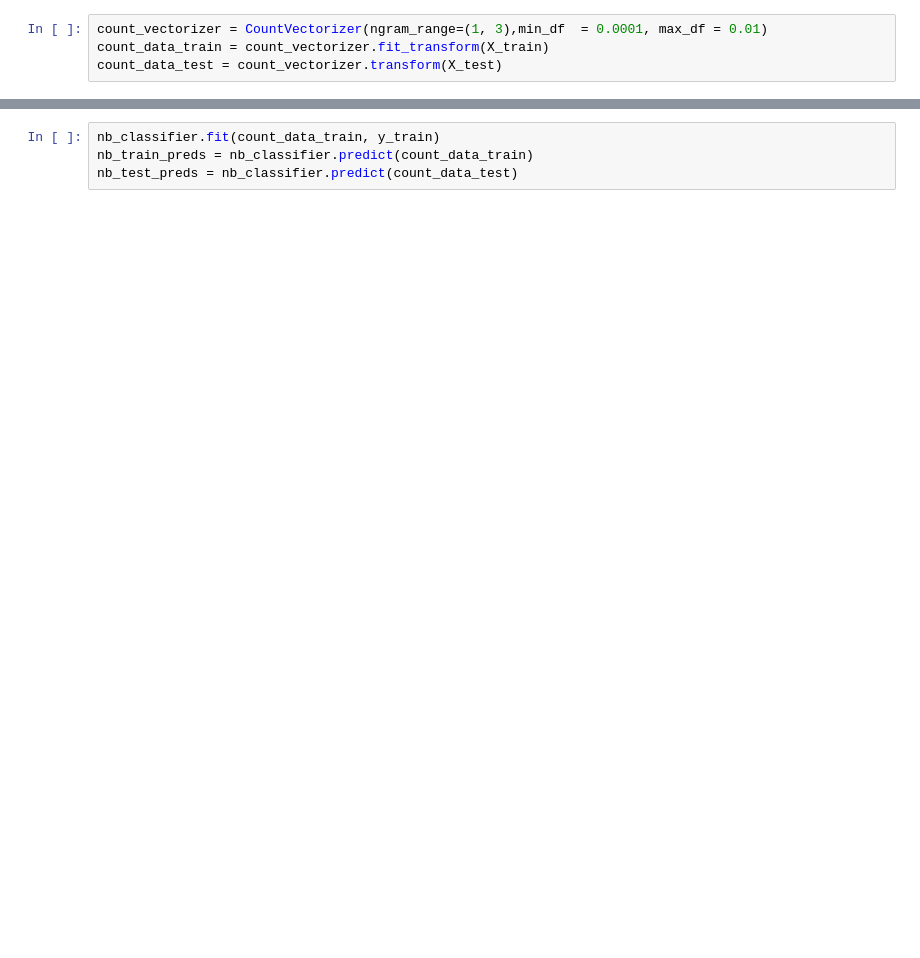
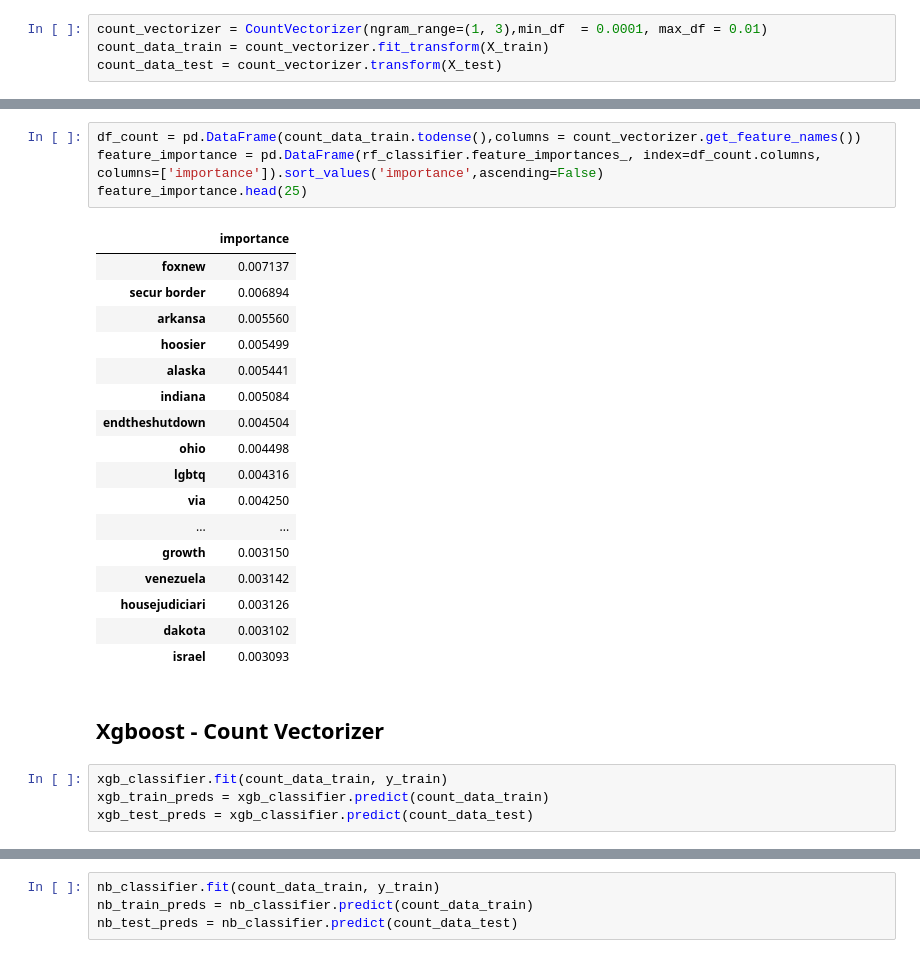
Before and after one commit to omerhakim/Twitter_Classification, a Jupyter notebook: mode_5/Vectorization.ipynb, the cells around one changed output, grey strips where cells are left out. Cells and saved outputs as stored; diff of their text form; blank space fills up the shorter version.

```diff
--- a/mode_5/Vectorization.ipynb
+++ b/mode_5/Vectorization.ipynb
@@ -395,0 +250,28 @@ count_data_train.shape
+# %%
+df_count = pd.DataFrame(count_data_train.todense(),columns = count_vectorizer.get_feature_names())
+feature_importance = pd.DataFrame(rf_classifier.feature_importances_, index=df_count.columns, columns=['importance']).sort_values('importance',ascending=False)
+feature_importance.head(25)
+# %% [output]
+|  | importance |
+| foxnew | 0.007137 |
+| secur border | 0.006894 |
+| arkansa | 0.005560 |
+| hoosier | 0.005499 |
+| alaska | 0.005441 |
+| indiana | 0.005084 |
+| endtheshutdown | 0.004504 |
+| ohio | 0.004498 |
+| lgbtq | 0.004316 |
+| via | 0.004250 |
+| ... | ... |
+| growth | 0.003150 |
+| venezuela | 0.003142 |
+| housejudiciari | 0.003126 |
+| dakota | 0.003102 |
+| israel | 0.003093 |
+# %% [markdown]
+## Xgboost - Count Vectorizer
+# %%
+xgb_classifier.fit(count_data_train, y_train)
+xgb_train_preds = xgb_classifier.predict(count_data_train)
+xgb_test_preds = xgb_classifier.predict(count_data_test)
```
Also changed, not shown: parts of 91 cells of this notebook, 1 other file.
